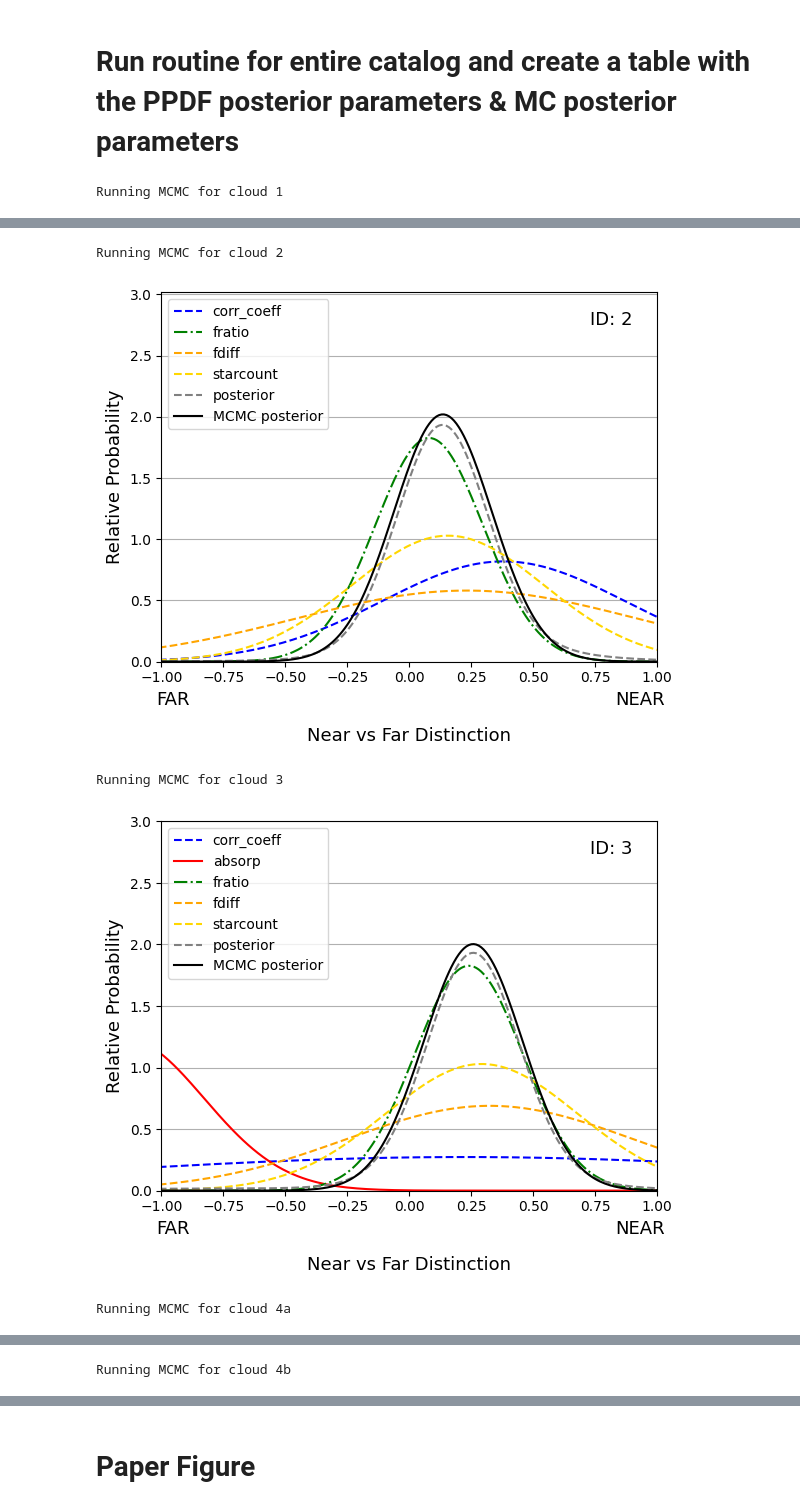
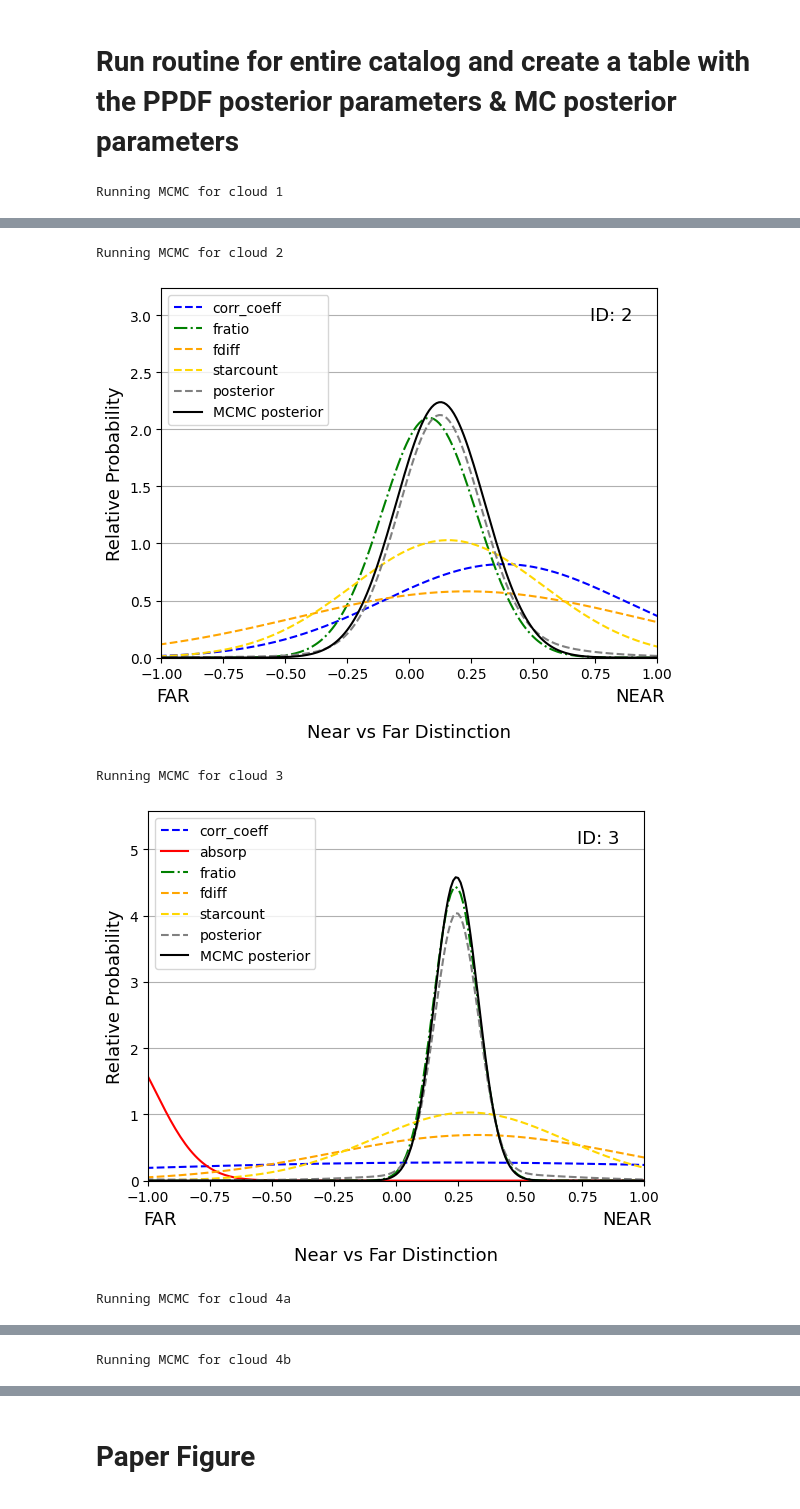
Before and after one commit to danilipman/cmz_synth, a Jupyter notebook: PPDFs-MCMC.ipynb, the cells around one changed output, grey strips where cells are left out. Saved outputs shown, nothing was run; the diff lists cells and outputs as text; code cells hidden in the pictures.

```diff
--- a/PPDFs-MCMC.ipynb
+++ b/PPDFs-MCMC.ipynb
@@ -75,7 +84,7 @@ absorp_cn = z_norming(1., 0, 2)
 # Star Count ratio centered on 1, min 0 and max 2
 countratio_cn = z_norming(1., 0, 2)
 
-
+'''
 absorp_sigma = absorp_value.copy()
 for i in range(len(absorp_value)):
     if np.isnan(absorp_value[i]) == False:
@@ -84,7 +93,7 @@ for i in range(len(absorp_value)):
         if cat_index[i] == '25' or cat_index[i] == '9':
             absorp_sigma[i] = np.nan
             absorp_value[i] = np.nan
-    print(cat_index[i], absorp_sigma[i], absorp_value[i])
+    #print(cat_index[i], absorp_sigma[i], absorp_value[i])'''
 
 
 flux_ratio_normed = []
@@ -110,8 +119,8 @@ for i in range(len(cat_index)):
     z_i = z_norming(flux_ratio[i], 0, 1)
     flux_ratio_normed.append(-(z_i-fratio_cn))
 
-    z_fratio_stdv_i = z_norming(fratio_stdv_centered[i], np.nanmin(flux_ratio), np.nanmax(flux_ratio))
-    #z_fratio_stdv_i = stdv_z_norming(fratio_stdv_centered[i], 0, 1)
+    #z_fratio_stdv_i = z_norming(fratio_stdv_centered[i], np.nanmin(flux_ratio), np.nanmax(flux_ratio))
+    z_fratio_stdv_i = stdv_z_norming(fratio_stdv_centered[i], 0, 1)
     fratio_stdv_normed.append(np.abs((z_fratio_stdv_i)))
 
     ###ABSORP NORMING
@@ -121,10 +130,15 @@ for i in range(len(cat_index)):
             z_i_absorp = z_norming(absorp_value[i], 0,2)
             absorp_normed.append(-(z_i_absorp-absorp_cn))
 
+            z_i_absorp_stdv = stdv_z_norming(absorp_sigma[i],0,1)
+            absorp_stdv_normed.append(float(z_i_absorp_stdv))
+
         if absorp_value[i]>34: #ID 8b has an extremely large absoprtion frac. Should be ignored.
             absorp_normed.append(np.nan)
+            absorp_stdv_normed.append(np.nan)
     if np.isnan(absorp_value[i]) == True:
         absorp_normed.append(np.nan)
+        absorp_stdv_normed.append(np.nan)
 
     ###STARCOUNTS NORMING
     z_countratio_i = z_norming(starcount_ratio[i], 0, 2)
@@ -136,7 +150,11 @@ for i in range(len(cat_index)):
     counts_ratio_stdv_calc.append(z_countratio_stdv_i)
 
 starcounts_stdv_normed = np.full(len(counts_ratio_stdv_calc), 3*np.nanmax(counts_ratio_stdv_calc))
-fratio_stdv_normed = np.full(len(fratio_stdv_normed),np.nanmean(fratio_stdv_normed)) #flux ratio is also fairly susceptible to uncertainty in the central region
+#starcounts_stdv_normed = 3* counts_ratio_stdv_calc
+#fratio_stdv_normed = np.full(len(fratio_stdv_normed),np.nanmean(fratio_stdv_normed)) #flux ratio is also fairly susceptible to uncertainty in the central region
+
+for i in range(len(absorp_stdv_normed)):
+    print(cat_index[i],absorp_stdv_normed[i], absorp_sigma[i])
 # %% [output]
 1 nan nan
 2 nan nan
@@ -290,8 +307,8 @@ class ppdf:
 
         if np.isnan(absorp_normed[cat_id])==False:
             #absorp_dist = absorp_gauss_dist(x, absorp_normed[cat_id])
-            absorp_dist = gauss_dist(x, absorp_normed[cat_id],absorp_sigma[cat_id])
-            absorp_norm = integrate.quad(gauss_dist, -np.inf, np.inf, args=(absorp_normed[cat_id], absorp_sigma[cat_id]))[0]
+            absorp_dist = gauss_dist(x, absorp_normed[cat_id],3*absorp_stdv_normed[cat_id])
+            absorp_norm = integrate.quad(gauss_dist, -np.inf, np.inf, args=(absorp_normed[cat_id], 3*absorp_stdv_normed[cat_id]))[0]
             #absorp_norm = integrate.quad(absorp_gauss_dist, -np.inf, np.inf, args=(absorp_normed[cat_id]))[0]
             absorp_dist /=  absorp_norm
             self.absorp = absorp_dist
@@ -316,7 +333,11 @@ class ppdf:
 
         #xray method for relevant clouds (modeled by tophat)
         if (cloud_id =='13') | (cloud_id =='14') :
-            self.xray = hat(x,xray_hat_low, xray_hat_high)
+            cloud_n = (xray_tab['xray_NEAR_los_dist_pc'][np.where(xray_tab['cloud_index']==int(cloud_id))][0])/1e3
+            cloud_f = (xray_tab['xray_FAR_los_dist_pc'][np.where(xray_tab['cloud_index']==int(cloud_id))][0])/1e3
+            print('xray', cloud_n, cloud_f)
+            xray_hat_n, xray_hat_f = z_norming(cloud_n, ring_F_y, ring_N_y), z_norming(cloud_f, ring_F_y, ring_N_y)
+            self.xray = hat(x,xray_hat_f, xray_hat_n)
 
         ### Calculate the posterior PDF
 
@@ -529,7 +550,7 @@ def plot_pdf(cloud_id, pdfvar, pdf_mcmc):
 
     return
 # %%
-cloudd = '9'
+cloudd = '17b'
 pdfvec=ppdf(cloudd)
 mcmc_pdfvec = mcmc_post(pdfvec.posterior)
 plot_pdf(cloudd,pdfvec,mcmc_pdfvec)
@@ -623,9 +645,9 @@ post_tab['cloud_id'] = cloudid
 post_tab['A_MC'] = A_MC
 post_tab['mu_MC'] = mu_MC
 post_tab['sigma_MC'] = sigma_MC
-post_tab['A'] = A
-post_tab['mu'] = mu
-post_tab['sigma'] = sigma
+#post_tab['A'] = A
+#post_tab['mu'] = mu
+#post_tab['sigma'] = sigma
 
 
 post_tab.write("/Users/danilipman/Documents/Research/UConn/CMZ_SYNTH/posterior_fits.tex", overwrite=True)
@@ -635,5 +657,5 @@ Running MCMC for cloud 1
 Running MCMC for cloud 2
-[figure, old version]
+[figure, new version]
 Running MCMC for cloud 3
-[figure, old version]
+[figure, new version]
 Running MCMC for cloud 4a
```
Also changed, not shown: parts of 12 cells of this notebook, 6 other files.
